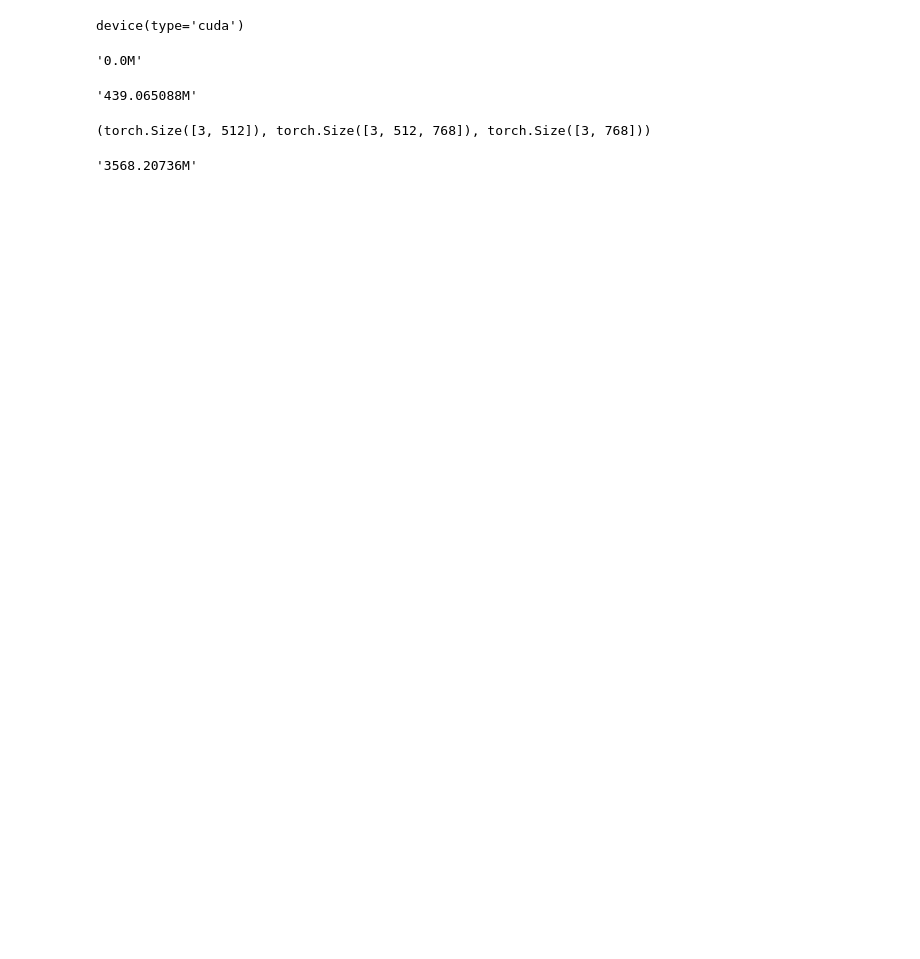
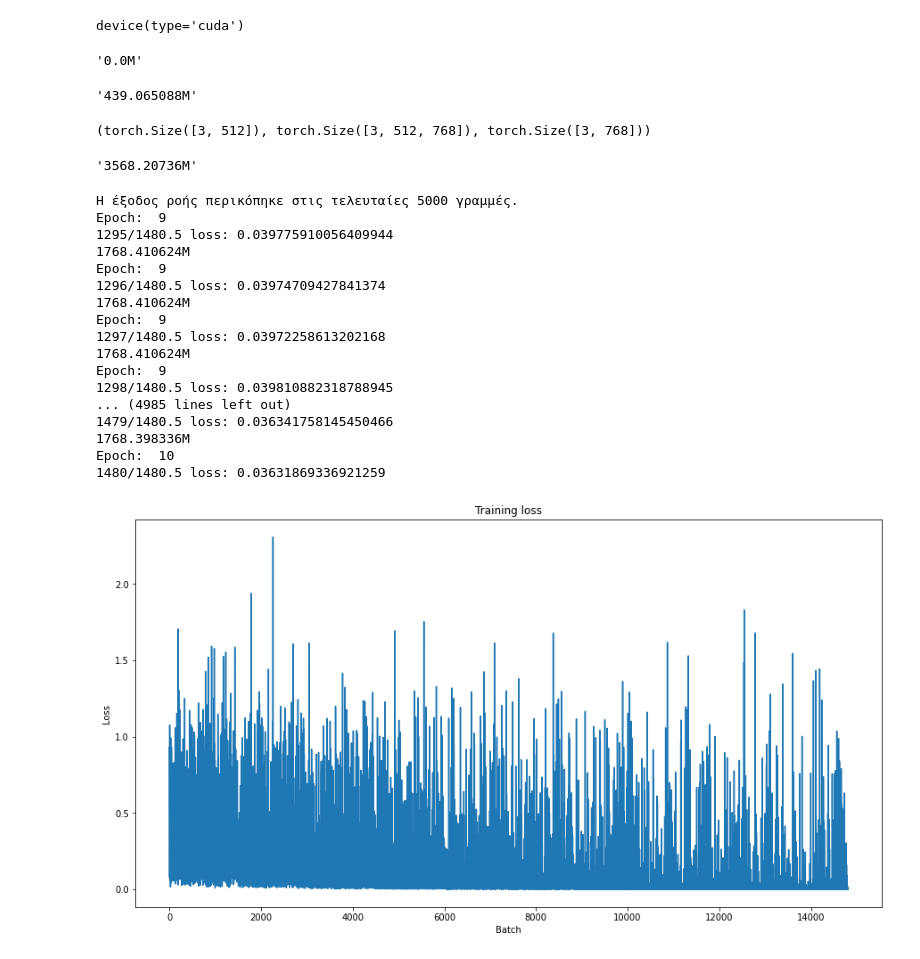
Before and after one commit to DkMaria/Fake-News-Detection, a Jupyter notebook: BERT_UNDER_FN.ipynb, the cells around one changed output. Saved outputs shown, nothing was run; the diff lists cells and outputs as text; code cells hidden in the pictures; blank space fills up the shorter version.

```diff
--- a/BERT_UNDER_FN.ipynb
+++ b/BERT_UNDER_FN.ipynb
@@ -111,0 +115,6 @@ len(X_test)
+# %%
+x_train, X_test, y_train, y_test = train_test_split(test_under['text'], target, test_size =0.20, random_state=42)
+X_train, X_val, y_train, y_val = train_test_split(x_train, y_train, test_size =0.10, random_state=42)
+print('Size training set: ',len(x_train))
+print('Size validation set: ', len(X_val))
+print('Size test set: ', len(X_test))
@@ -240,25 +264,49 @@ torch.cuda.empty_cache()
 # %%
+import matplotlib.pyplot as plt
+# Store our loss and accuracy for plotting
+train_loss_set = []
 for epoch_num in range(EPOCHS):
     bert_clf.train()
     train_loss = 0
     for step_num, batch_data in enumerate(train_dataloader):
         token_ids, masks, labels = tuple(t.to(device) for t in batch_data)
         print(str(torch.cuda.memory_allocated(device)/1000000 ) + 'M')
         logits = bert_clf(token_ids, masks)
-
         loss_func = nn.BCELoss()
-
         batch_loss = loss_func(logits, labels)
+        train_loss_set.append(batch_loss.item())
         train_loss += batch_loss.item()
-
-
         bert_clf.zero_grad()
         batch_loss.backward()
-
-
         #clip_grad_norm_(parameters=bert_clf.parameters(), max_norm=1.0)
         optimizer.step()
-
         #clear_output(wait=True)
         print('Epoch: ', epoch_num + 1)
         print("\r" + "{0}/{1} loss: {2} ".format(step_num, len(X_train) / BATCH_SIZE, train_loss / (step_num + 1)))
+
+# plot training performance
+plt.figure(figsize=(15,8))
+plt.title("Training loss")
+plt.xlabel("Batch")
+plt.ylabel("Loss")
+plt.plot(train_loss_set)
+plt.show()
+# %% [output]
+Η έξοδος ροής περικόπηκε στις τελευταίες 5000 γραμμές.
+Epoch:  9
+1295/1480.5 loss: 0.039775910056409944
+1768.410624M
+Epoch:  9
+1296/1480.5 loss: 0.03974709427841374
+1768.410624M
+Epoch:  9
+1297/1480.5 loss: 0.03972258613202168
+1768.410624M
+Epoch:  9
+1298/1480.5 loss: 0.039810882318788945
+... (4985 lines left out)
+1479/1480.5 loss: 0.036341758145450466
+1768.398336M
+Epoch:  10
+1480/1480.5 loss: 0.03631869336921259
+[figure, added]
```
Also changed, not shown: parts of 25 cells of this notebook.
